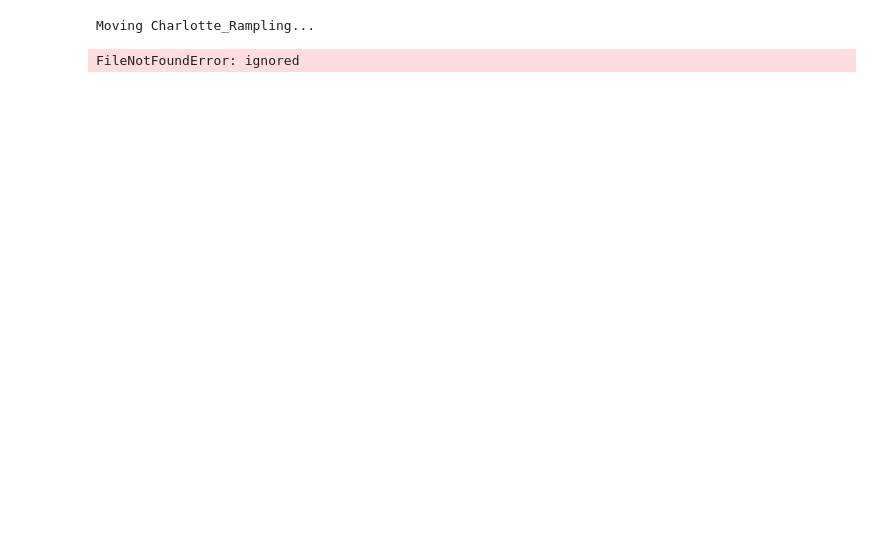
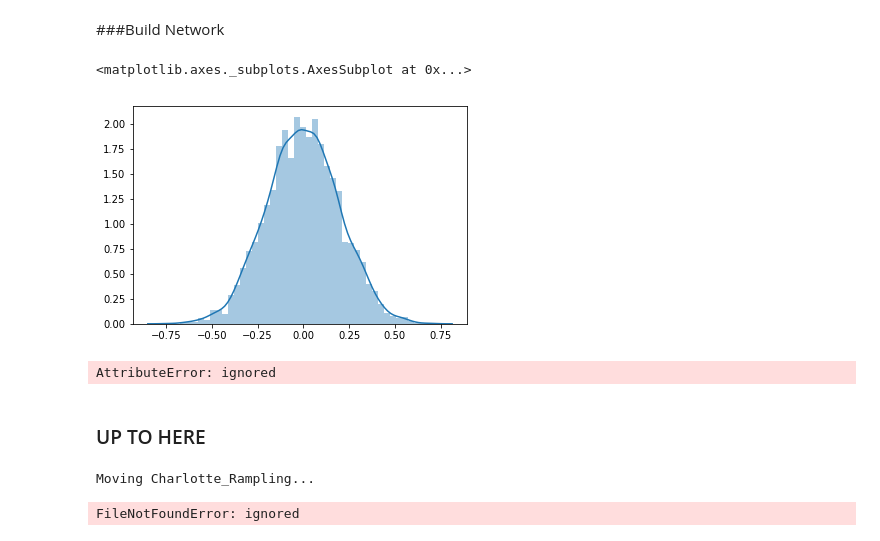
Before and after one commit to MahlerTom/SiameseNeuralNetworks, a Jupyter notebook: IntroToDeepEx02_Tom.ipynb, the cells around one changed output. Drawn from its saved outputs; the diff is of its cells as text; code cells hidden in the pictures; blank space fills up the shorter version.

```diff
--- a/IntroToDeepEx02_Tom.ipynb
+++ b/IntroToDeepEx02_Tom.ipynb
@@ -180,0 +190,18 @@ test  train  unused
+# %% [markdown]
+###Build Network
+# %%
+def initialize_bias(shape, name=None):
+    return np.random.normal(loc = 0.5, scale = 1e-2, size = shape)
+
+def initialize_weights(shape, name=None):
+    return np.random.normal(loc = 0.0, scale = 1e-2, size = shape)
+
+def initialize_weights_dense(shape, name=None):
+    return np.random.normal(loc = 0.0, scale = 0.2, size = shape)
+# %%
+import seaborn as sns
+weights = initialize_weights_dense((4096,1))
+sns.distplot(weights)
+# %% [output]
+<matplotlib.axes._subplots.AxesSubplot at 0x...>
+[figure, added]
@@ -180,0 +250,4 @@ test  train  unused
+# %%
+model = get_siamese_model((250, 250, 1))
+# %% [output]
+AttributeError: ignored
@@ -181,3 +256,5 @@ test  train  unused
+# %% [markdown]
+### UP TO HERE
 # %%
 train_pairs = []
 train_names = set()
```
Also changed, not shown: parts of 15 cells of this notebook.
